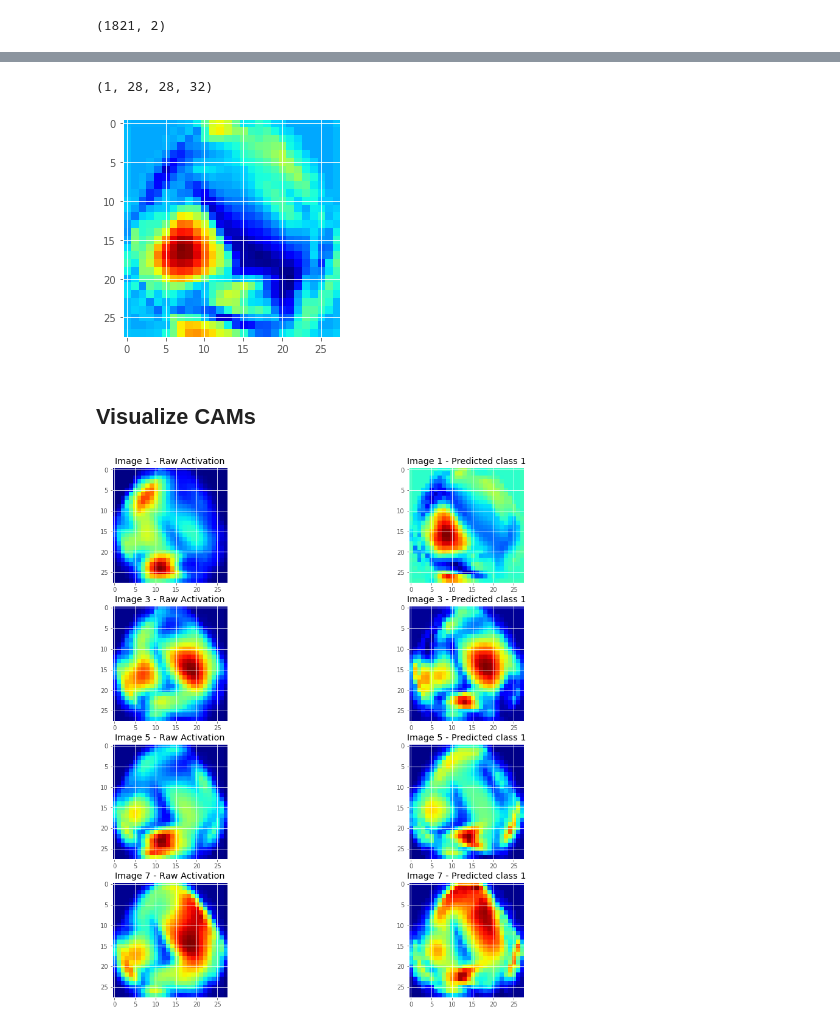
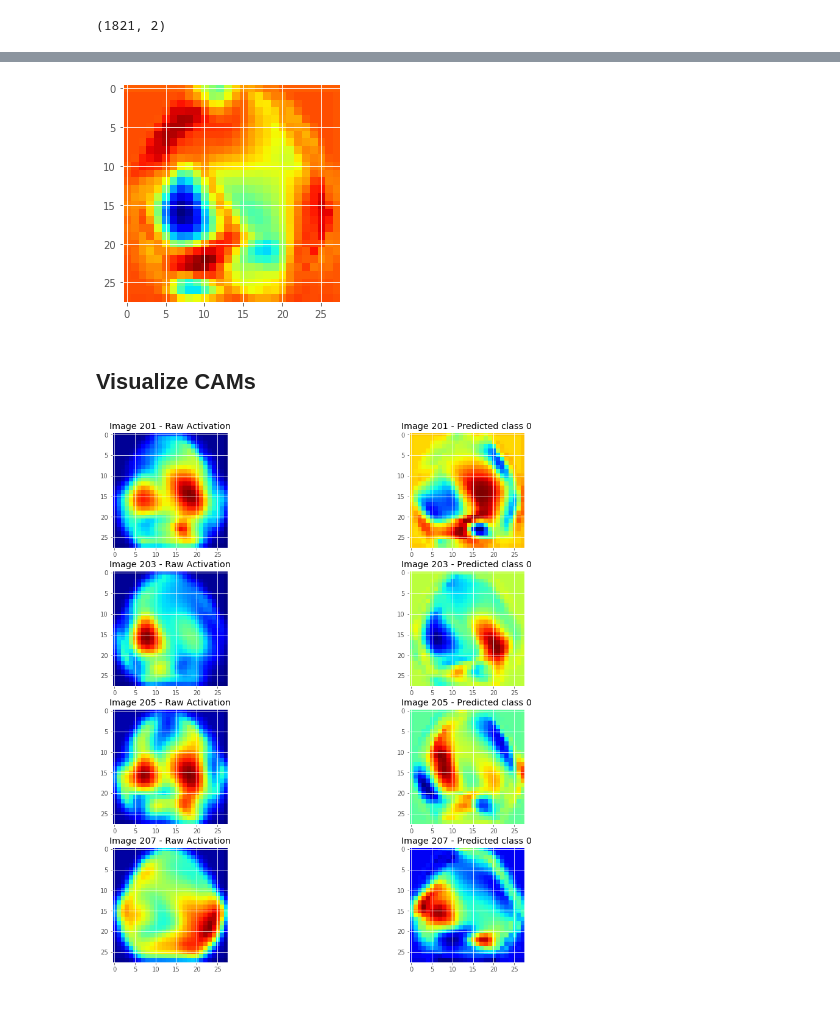
Before and after one commit to pdpino/EEG-Classification, a Jupyter notebook: Train.ipynb, the cells around one changed output, grey strips where cells are left out. Saved outputs shown, nothing was run; the diff lists cells and outputs as text; code cells hidden in the pictures.

```diff
--- a/Train.ipynb
+++ b/Train.ipynb
@@ -226,4 +193,4 @@ import numpy as np
 from keras.models import load_model
 # %%
 # load model
-model = load_model('models/model_2.h5')
+model = load_model('models/model_big_1.h5')
@@ -286,12 +202,14 @@ plt.show()
 # %%
 predictions = model.predict(X)
-predicted_class = np.argmax(predictions[0])
-cam, heatmap = grad_cam(model, X[0], predicted_class, 'conv2d_2')
+predicted_class = np.argmax(predictions, axis=1)
+X_1 = X[predicted_class == 1]
+X_0 = X[predicted_class == 0]
+cam, heatmap = grad_cam(model, X_1, 1)
+plt.figure(figsize=(4,4))
 plt.imshow(cam, cmap='jet')
 plt.show()
 # %% [output]
-(1, 28, 28, 32)
-[figure, old version]
+[figure, new version]
 # %% [markdown]
 ## Visualize CAMs
 # %%
@@ -299,24 +217,25 @@ plt.show()
 fig= plt.figure(figsize=(16, 16))
 columns = 2
 rows = 4
+offset = 200
 for i in range(1, columns * rows + 1, columns):
     #cam0, heatmap0 = grad_cam(model, X[i], 0, 'conv2d_2')
     #fig.add_subplot(rows, columns, i)
     #plt.imshow(cam0, cmap='jet')
     #plt.title(f'Image {i} - class {0}')
-
-    cam_n, heatmap_n = naive_cam(model, X[i], 0, 'conv2d_2')
+    j = i + offset
+    cam_n, heatmap_n = naive_cam(model, X[j][None])
     fig.add_subplot(rows, columns, i)
     plt.imshow(cam_n, cmap='jet')
-    plt.title(f'Image {i} - Raw Activation')
+    plt.title(f'Image {j} - Raw Activation')
 
-    predicted_class = np.argmax(predictions[0])
+    predicted_class = np.argmax(predictions[j])
 
-    cam1, heatmap1 = grad_cam(model, X[i], predicted_class, 'conv2d_2')
+    cam1, heatmap1 = grad_cam(model, X[j][None], predicted_class)
     fig.add_subplot(rows, columns, i + 1)
     plt.imshow(cam1, cmap='jet')
-    plt.title(f'Image {i} - Predicted class {predicted_class}')
+    plt.title(f'Image {j} - Predicted class {predicted_class}')
 
 plt.show()
 # %% [output]
-[figure, old version]
+[figure, new version]
```
Also changed, not shown: parts of 21 cells of this notebook, 6 other files.
